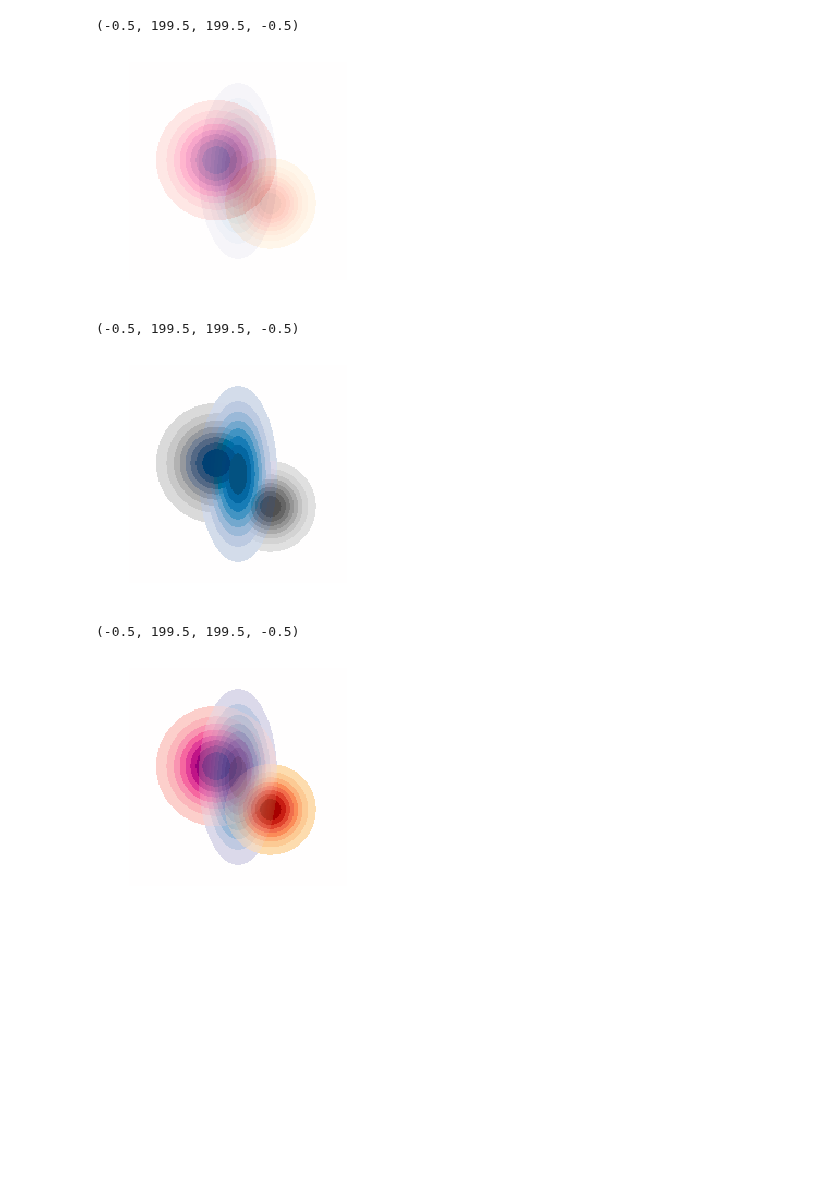
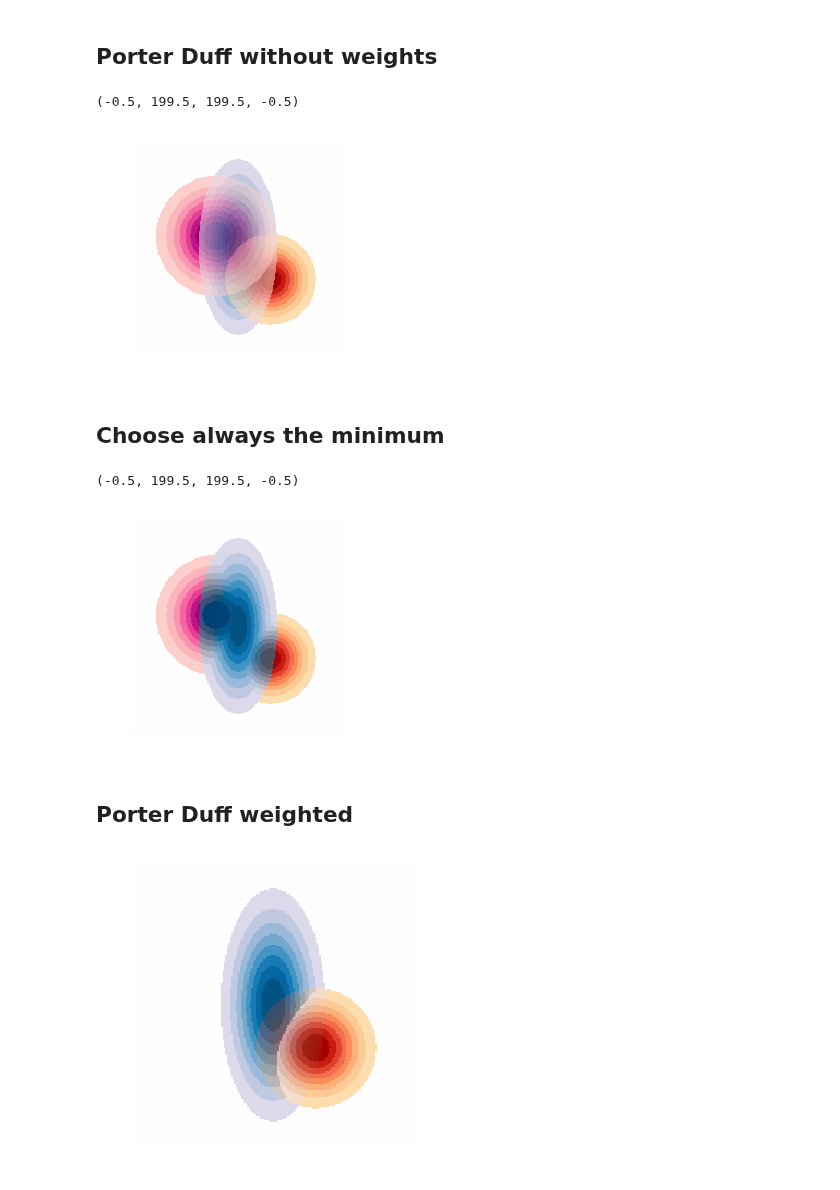
Before and after one commit to asver12/contour-maps-visualization, a Jupyter notebook: lab-color-space.ipynb, the cells around one changed output. Cells and saved outputs as stored; diff of their text form; code cells hidden in the pictures; blank space fills up the shorter version.

Commit message:
added weighted alpha studie

```diff
--- a/lab-color-space.ipynb
+++ b/lab-color-space.ipynb
@@ -54,3 +69,5 @@ Z_color_2_lab = color.rgb2lab(Z_color_2)
+# %% [markdown]
+## Porter Duff without weights
 # %%
 def lab_color_operator_porter_duff(color_1, color_2, alpha):
     new_color = color_1.copy()
@@ -59,15 +76,16 @@ def lab_color_operator_porter_duff(color_1, color_2, alpha):
     new_color[0] = color_1[0]*alpha + color_2[0]*(1-alpha)
     return new_color
 # %%
-mixed_lab = picture_worker.combine_two_images(lab_color_operator_porter_duff, Z_color_lab,Z_color_1_lab,alpha=0.5)
-mixed_lab = picture_worker.combine_two_images(lab_color_operator_porter_duff, mixed_lab,Z_color_2_lab,alpha=0.5)
+mixed = picture_worker.combine_two_images(lab_color_operator_porter_duff, Z_color,Z_color_1, color_space="lab", alpha=0.5)
+kartoffel = picture_worker.combine_two_images(lab_color_operator_porter_duff, mixed, Z_color_2 , color_space="lab",alpha=0.5)
 # %%
-mixed = color.lab2rgb(mixed_lab)
-plt.imshow(mixed)
+plt.imshow(kartoffel)
 plt.axis("off")
 # %% [output]
 (-0.5, 199.5, 199.5, -0.5)
-[figure, old version]
+[figure, new version]
+# %% [markdown]
+## Choose always the minimum
 # %%
 def lab_color_operator_min(color_1,color_2, alpha):
     return np.array([np.minimum(color_1[i], color_2[i]) for i in range(len(color_1))])
@@ -77,10 +96,11 @@ mixed_lab = picture_worker.combine_two_images(lab_color_operator_min, mixed_lab,
 # %%
-mixed = color.lab2rgb(mixed_lab)
-plt.imshow(mixed)
+plt.imshow(mixed_lab)
 plt.axis("off")
 # %% [output]
 (-0.5, 199.5, 199.5, -0.5)
-[figure, old version]
+[figure, new version]
+# %% [markdown]
+## Porter Duff weighted
 # %%
 def lab_color_operator_weighted(color_1, z_1, color_2, z_2):
     new_color = color_1.copy()
@@ -99,7 +115,6 @@ mixed_lab, z_new = hierarchic_picture_worker.combine_two_images(lab_color_operat
 # %%
-mixed = color.lab2rgb(mixed_lab)
 plt.imshow(mixed)
 plt.axis("off")
+plt.subplots_adjust(0, 0, 1, 1)
 # %% [output]
-(-0.5, 199.5, 199.5, -0.5)
-[figure, old version]
+[figure, new version]
```
Also changed, not shown: parts of 17 cells of this notebook, 9 other files.
